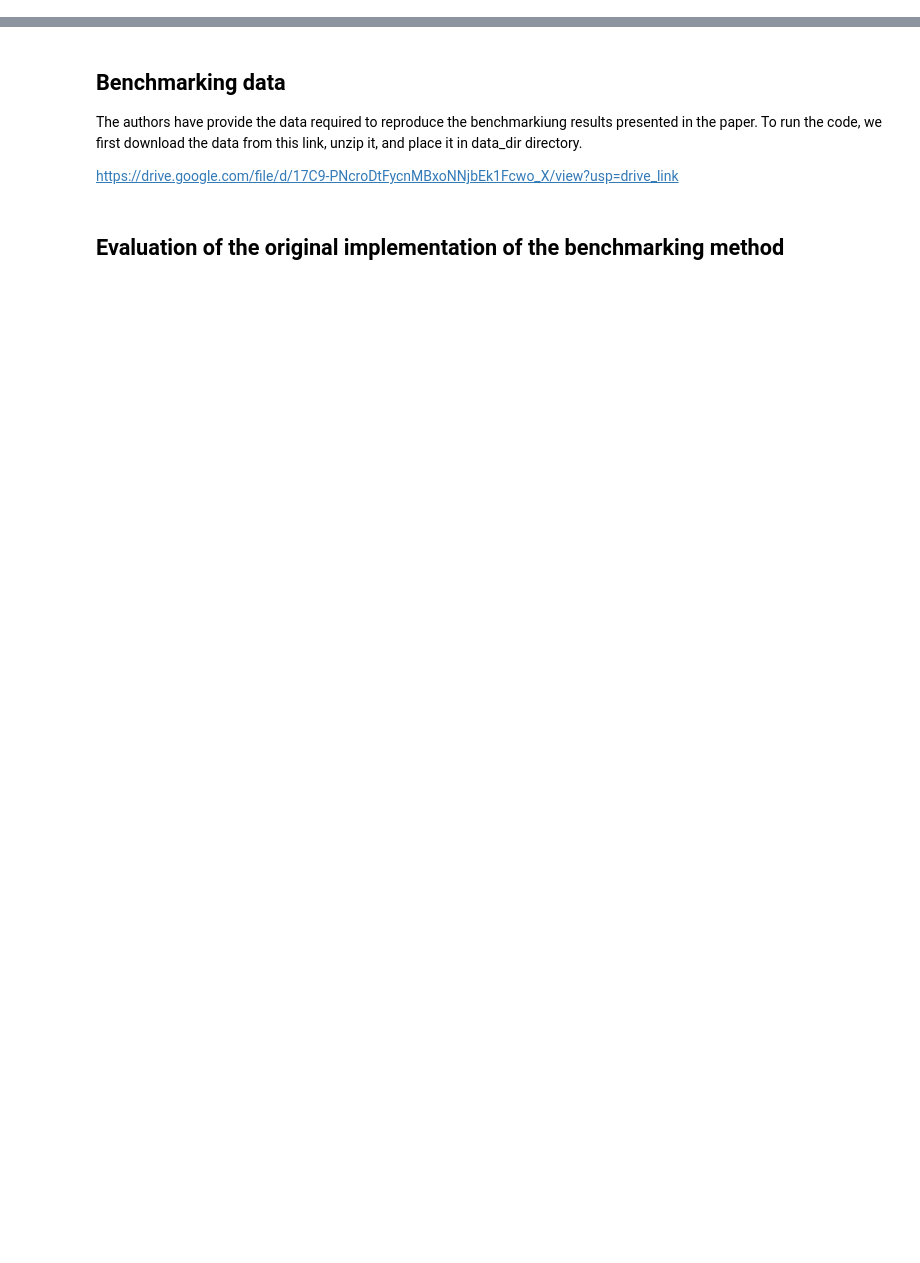
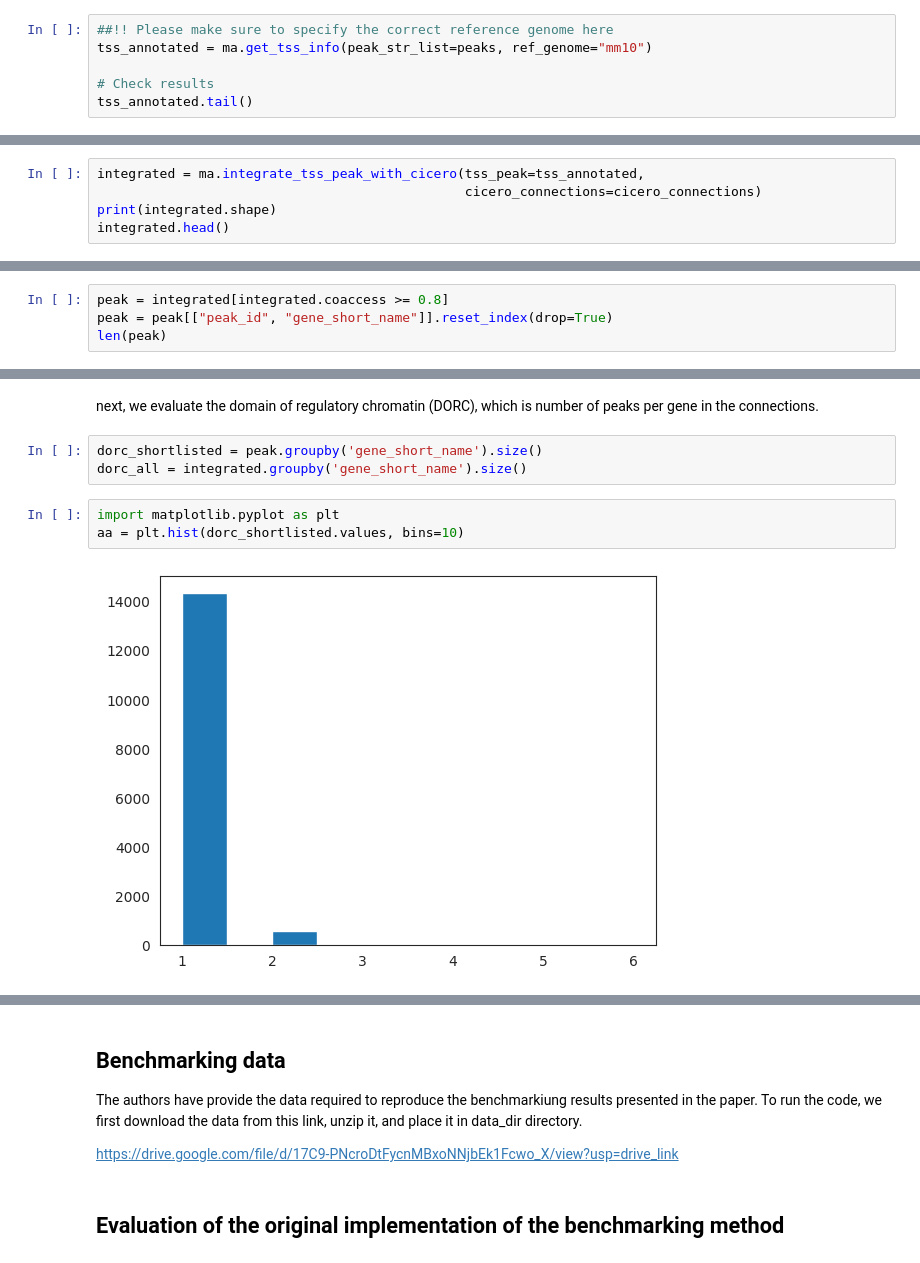
Before and after one commit to janursa/CO_evaluation, a Jupyter notebook: notebooks/CO_evaluation.ipynb, the cells around one changed output, grey strips where cells are left out. Cells and saved outputs as stored; diff of their text form; blank space fills up the shorter version.

```diff
--- a/notebooks/CO_evaluation.ipynb
+++ b/notebooks/CO_evaluation.ipynb
@@ -17,0 +77,6 @@ os.makedirs(data_dir, exist_ok=True)
+# %%
+##!! Please make sure to specify the correct reference genome here
+tss_annotated = ma.get_tss_info(peak_str_list=peaks, ref_genome="mm10")
+
+# Check results
+tss_annotated.tail()
@@ -17,0 +94,5 @@ os.makedirs(data_dir, exist_ok=True)
+# %%
+integrated = ma.integrate_tss_peak_with_cicero(tss_peak=tss_annotated,
+                                               cicero_connections=cicero_connections)
+print(integrated.shape)
+integrated.head()
@@ -17,0 +109,4 @@ os.makedirs(data_dir, exist_ok=True)
+# %%
+peak = integrated[integrated.coaccess >= 0.8]
+peak = peak[["peak_id", "gene_short_name"]].reset_index(drop=True)
+len(peak)
@@ -17,0 +153,10 @@ os.makedirs(data_dir, exist_ok=True)
+# %% [markdown]
+next, we evaluate the domain of regulatory chromatin (DORC), which is number of peaks per gene in the connections.
+# %%
+dorc_shortlisted = peak.groupby('gene_short_name').size()
+dorc_all = integrated.groupby('gene_short_name').size()
+# %%
+import matplotlib.pyplot as plt
+aa = plt.hist(dorc_shortlisted.values, bins=10)
+# %% [output]
+[figure, added]
```
Also changed, not shown: parts of 30 cells of this notebook, 5 other files.
